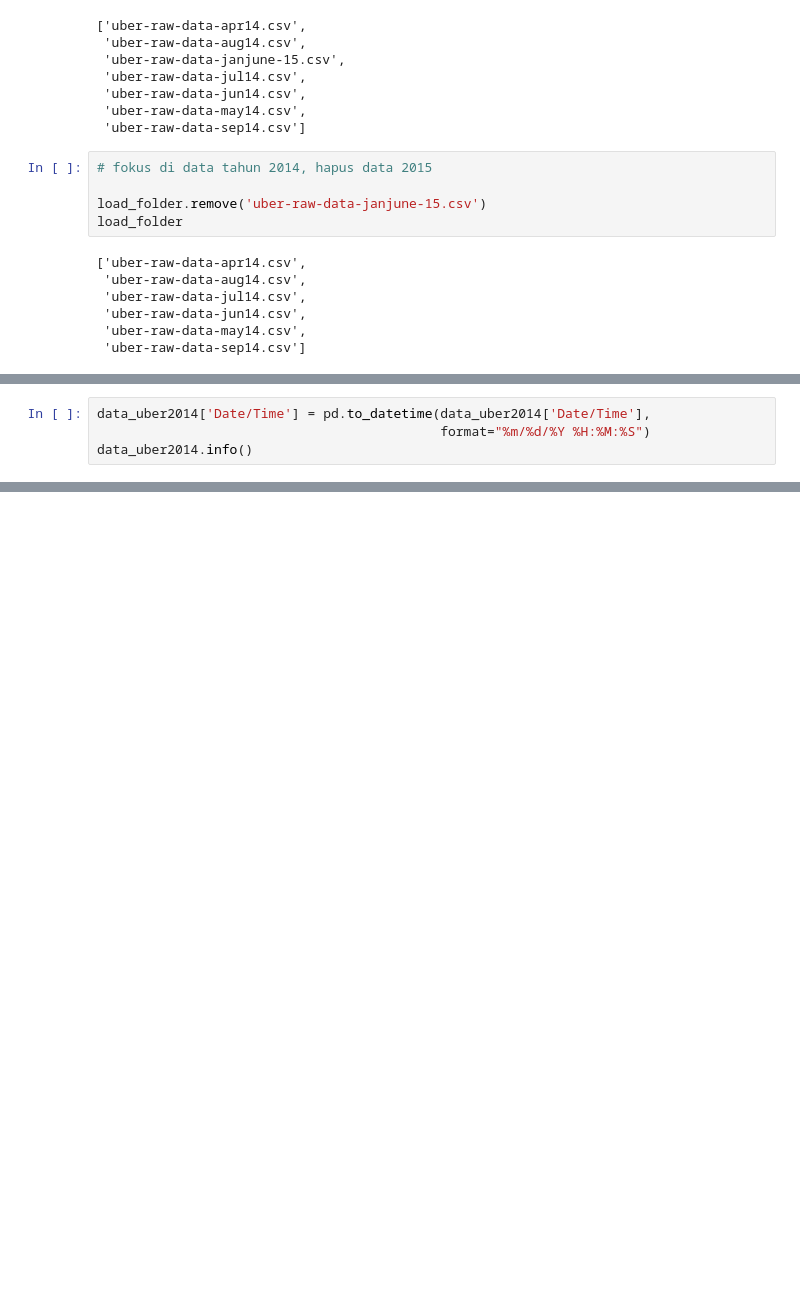
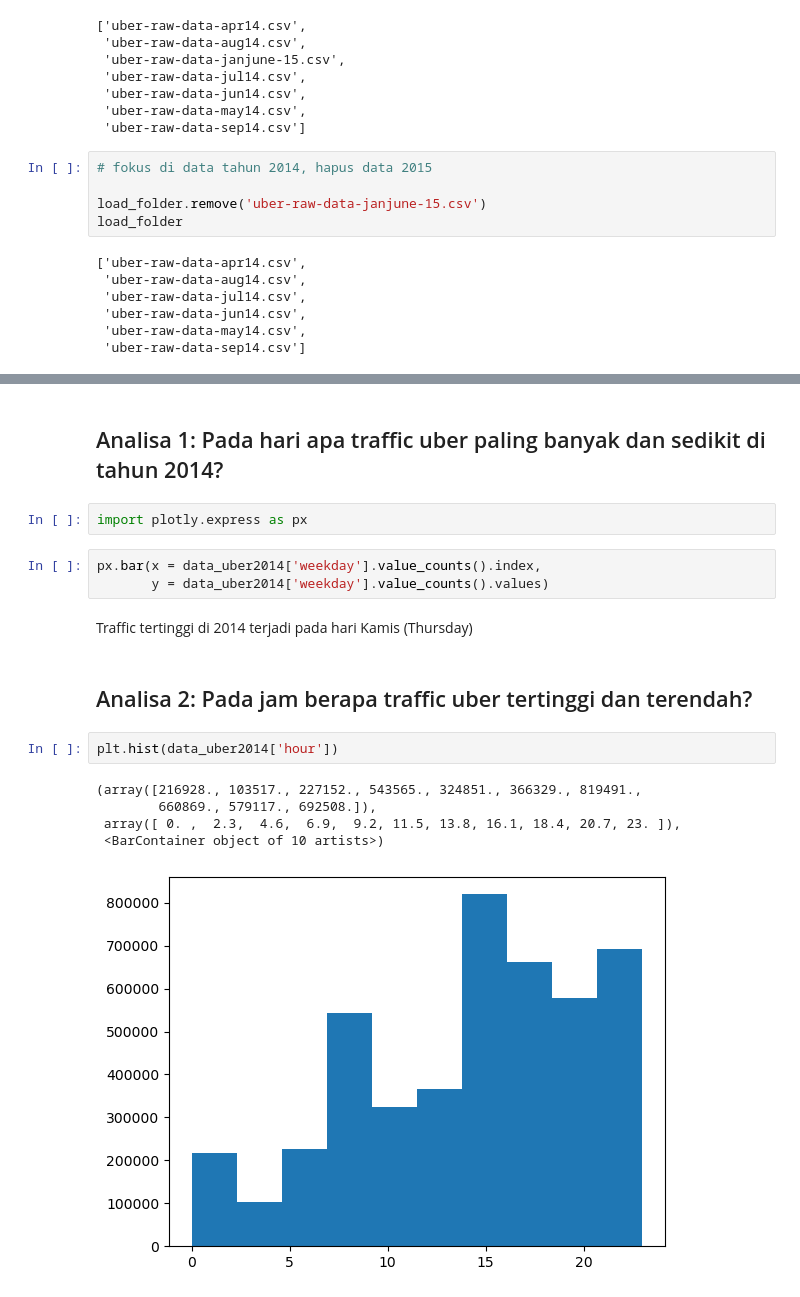
Before and after one commit to emiksapitri/Bootcamp_dataanalyst, a Jupyter notebook: projectUber_pertemuan16_emik.ipynb, the cells around one changed output, grey strips where cells are left out. Drawn from its saved outputs; the diff is of its cells as text; blank space fills up the shorter version.

```diff
--- a/projectUber_pertemuan16_emik.ipynb
+++ b/projectUber_pertemuan16_emik.ipynb
@@ -63,4 +131,0 @@ memory usage: 173.0+ MB
-# %%
-data_uber2014['Date/Time'] = pd.to_datetime(data_uber2014['Date/Time'],
-                                            format="%m/%d/%Y %H:%M:%S")
-data_uber2014.info()
@@ -108,0 +153,19 @@ data_uber2014.head()
+# %% [markdown]
+## Analisa 1: Pada hari apa traffic uber paling banyak dan sedikit di tahun 2014?
+# %%
+import plotly.express as px
+# %%
+px.bar(x = data_uber2014['weekday'].value_counts().index,
+       y = data_uber2014['weekday'].value_counts().values)
+# %% [markdown]
+Traffic tertinggi di 2014 terjadi pada hari Kamis (Thursday)
+# %% [markdown]
+## Analisa 2: Pada jam berapa traffic uber tertinggi dan terendah?
+# %%
+plt.hist(data_uber2014['hour'])
+# %% [output]
+(array([216928., 103517., 227152., 543565., 324851., 366329., 819491.,
+        660869., 579117., 692508.]),
+ array([ 0. ,  2.3,  4.6,  6.9,  9.2, 11.5, 13.8, 16.1, 18.4, 20.7, 23. ]),
+ <BarContainer object of 10 artists>)
+[figure, added]
```
Also changed, not shown: parts of 37 cells of this notebook, 1 other file.
